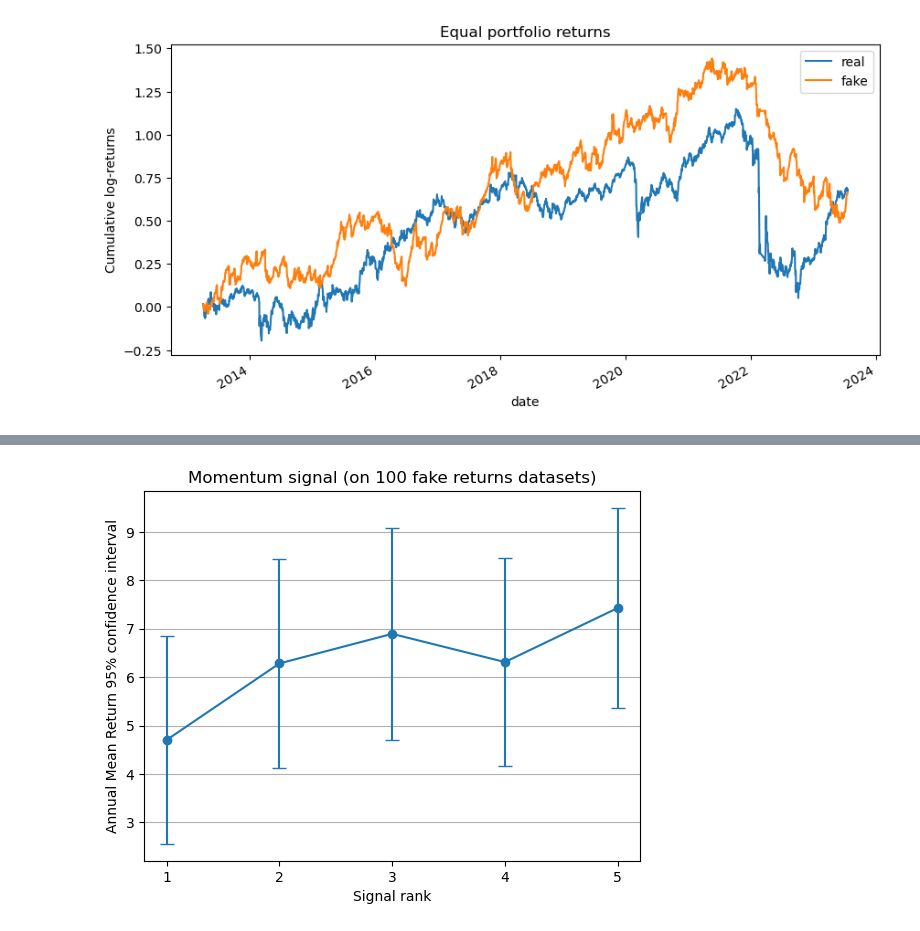
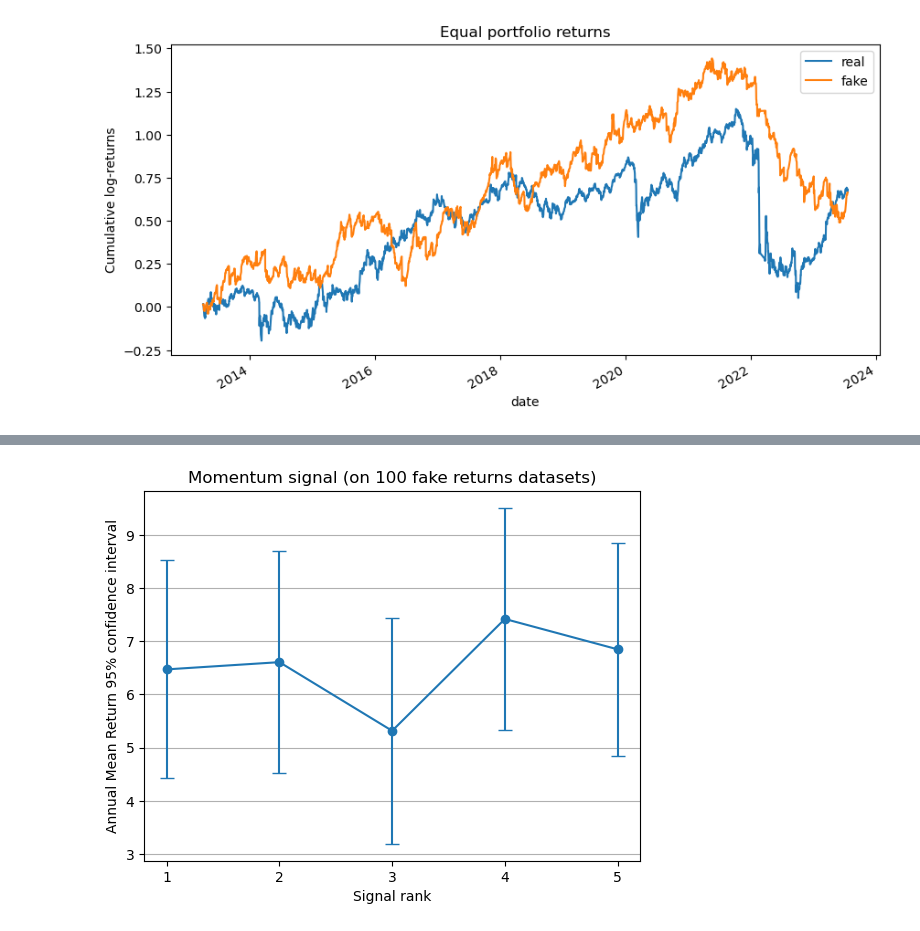
Before and after one commit to GudkovNikolay/Interactive_dashboard_ECML_2025, a Jupyter notebook: research/strategy.ipynb, the cells around one changed output, grey strips where cells are left out. Saved outputs shown, nothing was run; the diff lists cells and outputs as text; code cells hidden in the pictures.

Commit message:
(1) Add Momentum strategy parameters tuning; (2) Clean up some code

```diff
--- a/research/strategy.ipynb
+++ b/research/strategy.ipynb
@@ -50,5 +54,7 @@ from library.generation import generate_fake_returns
 
 df_returns_fake = generate_fake_returns(generator, df_returns_real, seed=0)
 
-df_returns_fake_list = [generate_fake_returns(generator, df_returns_real, seed=i) for i in tqdm(range(100))]
+N_RETURNS_FAKE_DATASETS = 100
+
+df_returns_fake_list = [generate_fake_returns(generator, df_returns_real, seed=i) for i in tqdm(range(N_RETURNS_FAKE_DATASETS))]
 # %% [markdown]
@@ -94,0 +101,15 @@ plot_strategy_on_both_returns(equal_w_real_returns, equal_w_fake_returns, 'Equal
+# %%
+from library.momentum import get_momentum_signal, plot_signal_ranks
+
+
+def get_momentum_signal_fixed_params(df_returns: pd.DataFrame) -> pd.DataFrame:
+    return get_momentum_signal(df_returns, n_finish=365, n_start=180)
+
+
+def plot_momentum_signal_ranks(df_returns, title: str):
+    df_momentum_signal = get_momentum_signal_fixed_params(df_returns)
+    plot_signal_ranks(df_momentum_signal, df_returns, f'Momentum signal (on {title} returns)')
+
+
+plot_momentum_signal_ranks(df_returns_real, 'real')
+plot_momentum_signal_ranks(df_returns_fake, 'fake')
@@ -115,11 +152,11 @@ plot_momentum_signal_ranks(df_returns_fake, 'fake')
 # %%
 def plot_momentum_signal_ranks_list(df_returns_fake_list: list[pd.DataFrame]):
-    df_momentum_signal_list = [get_momentum_signal_yearly(df_returns).reset_index(drop=True) for df_returns in df_returns_fake_list]
+    df_momentum_signal_list = [get_momentum_signal_fixed_params(df_returns).reset_index(drop=True) for df_returns in df_returns_fake_list]
     df_momentum_signal = pd.concat(df_momentum_signal_list, axis=0).reset_index(drop=True)
     df_returns_fake = pd.concat(df_returns_fake_list, axis=0).reset_index(drop=True)
-    plot_signal_ranks(df_momentum_signal, df_returns_fake, f'Momentum signal (on 100 fake returns datasets)')
+    plot_signal_ranks(df_momentum_signal, df_returns_fake, f'Momentum signal (on {N_RETURNS_FAKE_DATASETS} fake returns datasets)')
 
 
 plot_momentum_signal_ranks_list(df_returns_fake_list)
 # %% [output]
-[figure, old version]
+[figure, new version]
```
Also changed, not shown: parts of 23 cells of this notebook, 5 other files.
